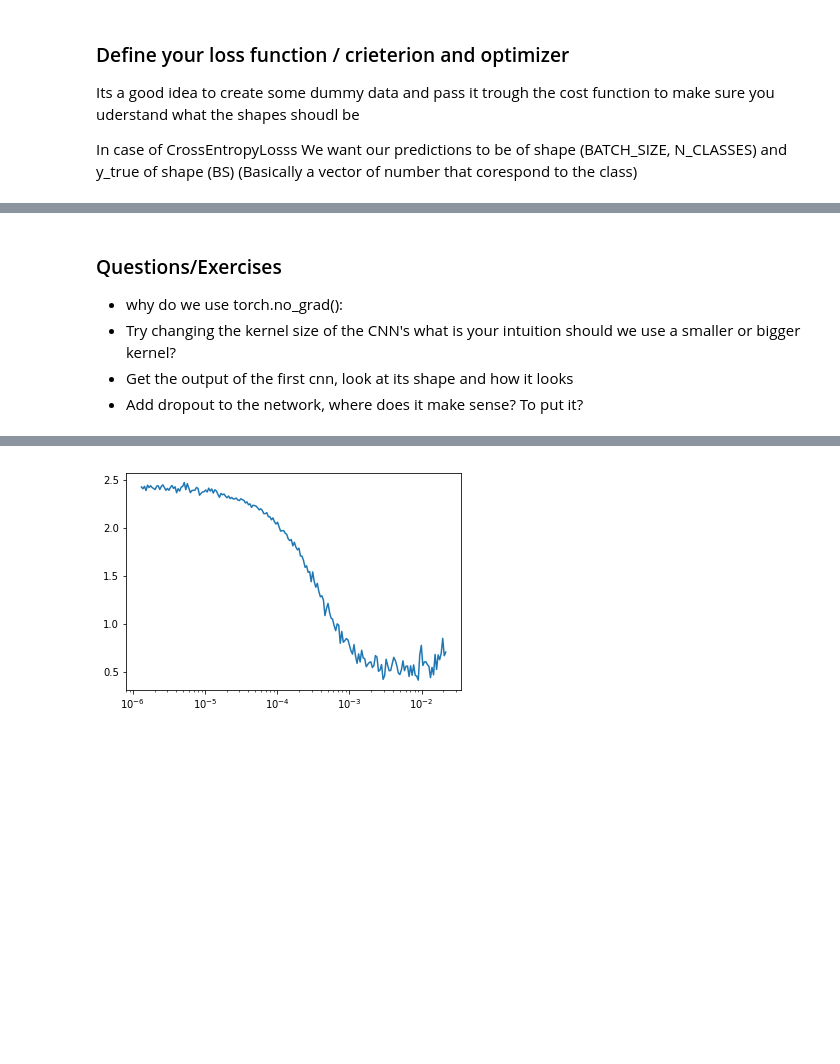
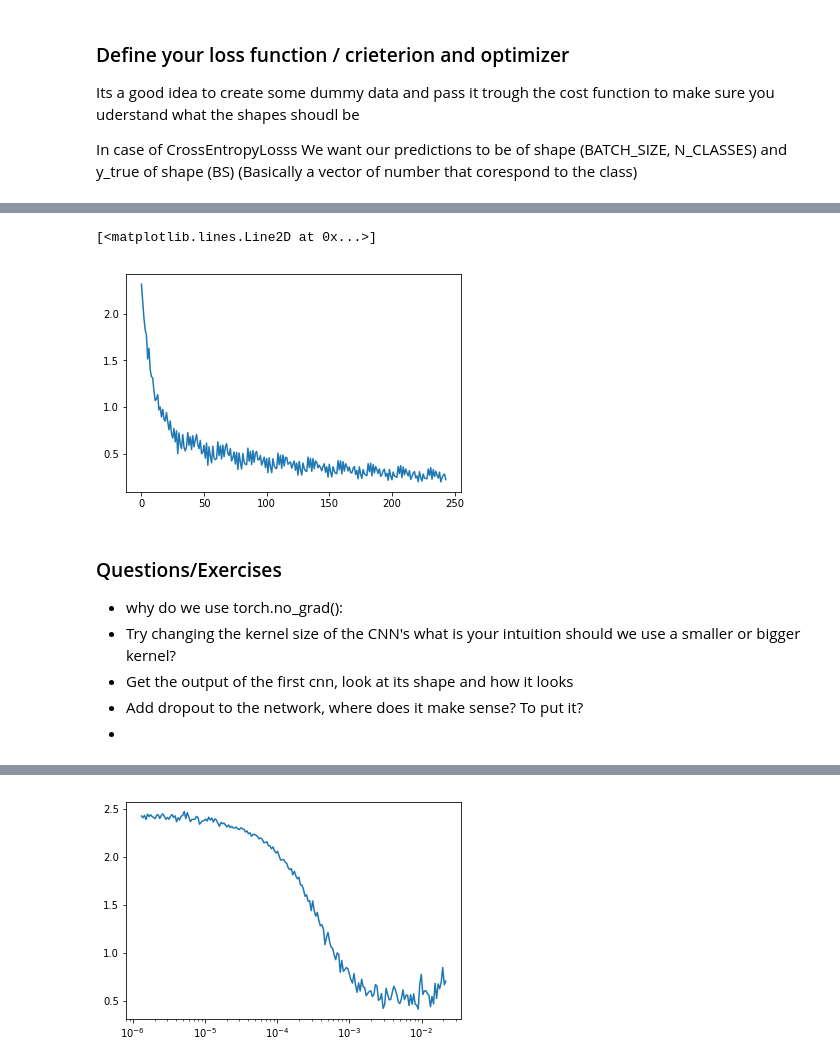
Before and after one commit to i008/dsr-pytorch, a Jupyter notebook: 5-pytorch-fmnist.ipynb, the cells around one changed output, grey strips where cells are left out. Drawn from its saved outputs; the diff is of its cells as text; code cells hidden in the pictures; blank space fills up the shorter version.

```diff
--- a/5-pytorch-fmnist.ipynb
+++ b/5-pytorch-fmnist.ipynb
@@ -169,7 +169,7 @@ In case of CrossEntropyLosss We want our predictions to be of shape (BATCH_SIZE,
 # %%
 LR= 0.001
 BATCH_SIZE = 128
-DATASET_USAGE_SIZE = 1
+DATASET_USAGE_SIZE = 0.05
 
 MEAN = [0.485, 0.456, 0.406]
 STD = [0.229, 0.224, 0.225]
@@ -260,7 +280,13 @@ train: loss: 0.8969061568953718  acc: 0.8892833333333333
 KeyboardInterrupt:
+# %%
+plt.plot(collect)
+# %% [output]
+[<matplotlib.lines.Line2D at 0x...>]
+[figure, added]
 # %% [markdown]
 ### Questions/Exercises
 - why do we use torch.no_grad():
 - Try changing the kernel size of the CNN's what is your intuition should we use a smaller or bigger kernel?
 - Get the output of the first cnn, look at its shape and how it looks
 - Add dropout to the network, where does it make sense? To put it?
+-
```
Also changed, not shown: parts of 8 cells of this notebook, 2 other files.
